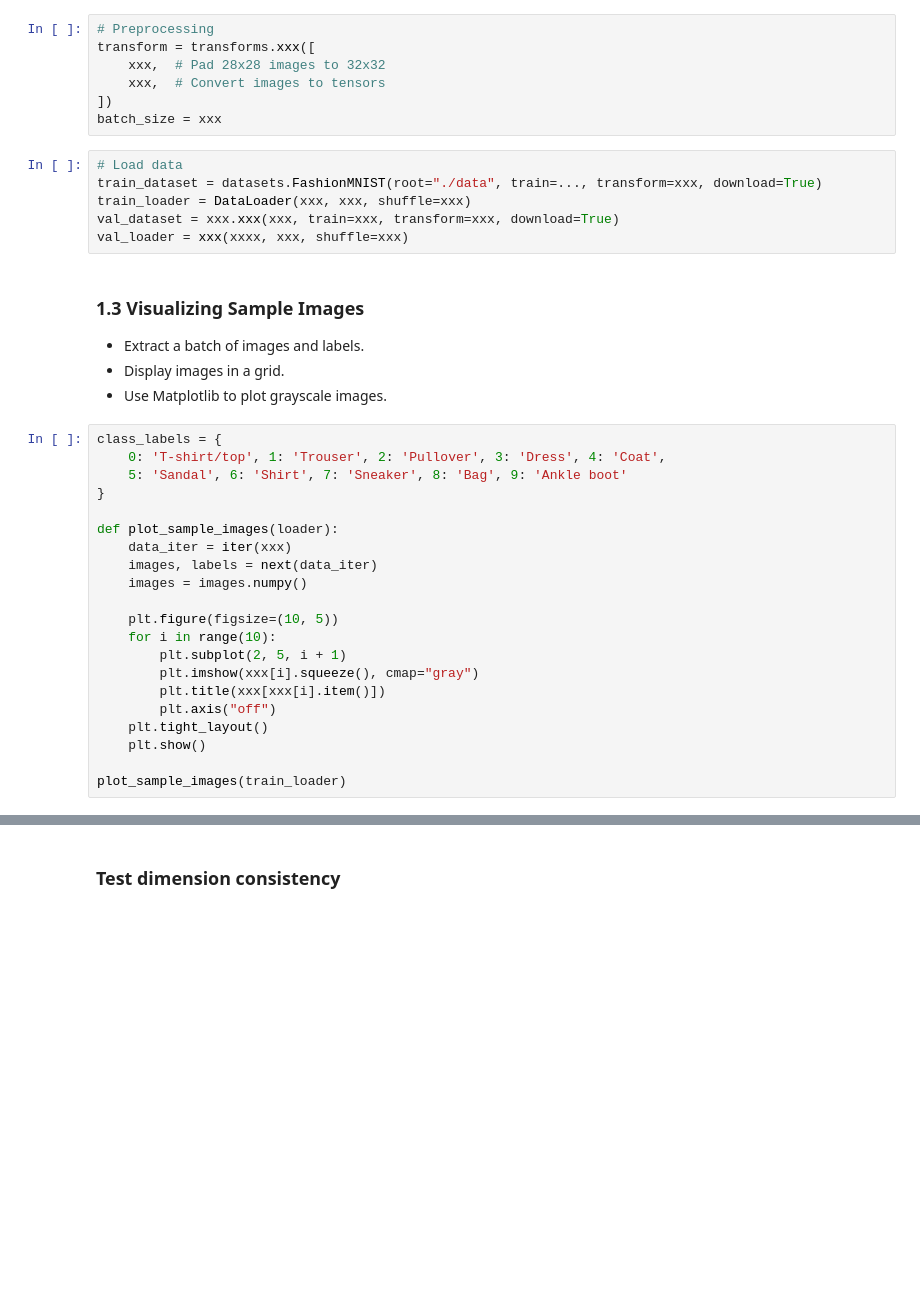
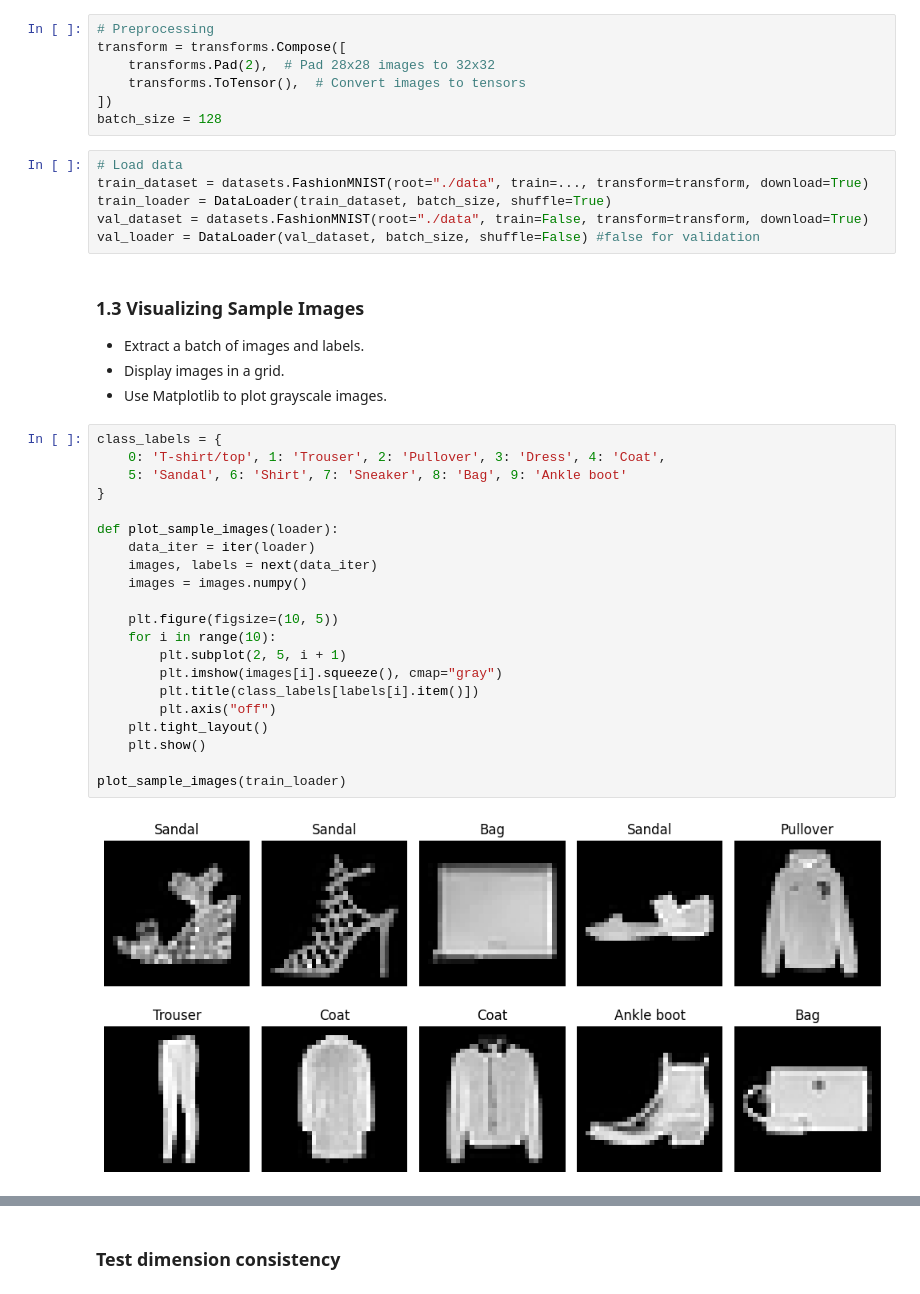
Before and after one commit to faikidine/ing3-GenAI-tps, a Jupyter notebook: TP1/TP_1_1_AE.ipynb, the cells around one changed output, grey strips where cells are left out. Drawn from its saved outputs; the diff is of its cells as text; blank space fills up the shorter version.

```diff
--- a/TP1/TP_1_1_AE.ipynb
+++ b/TP1/TP_1_1_AE.ipynb
@@ -41,17 +43,17 @@ import numpy as np
 - Use `DataLoader` for mini-batch processing.
 # %%
 # Preprocessing
-transform = transforms.xxx([
-    xxx,  # Pad 28x28 images to 32x32
-    xxx,  # Convert images to tensors
+transform = transforms.Compose([
+    transforms.Pad(2),  # Pad 28x28 images to 32x32
+    transforms.ToTensor(),  # Convert images to tensors
 ])
-batch_size = xxx
+batch_size = 128
 # %%
 # Load data
-train_dataset = datasets.FashionMNIST(root="./data", train=..., transform=xxx, download=True)
-train_loader = DataLoader(xxx, xxx, shuffle=xxx)
-val_dataset = xxx.xxx(xxx, train=xxx, transform=xxx, download=True)
-val_loader = xxx(xxxx, xxx, shuffle=xxx)
+train_dataset = datasets.FashionMNIST(root="./data", train=..., transform=transform, download=True)
+train_loader = DataLoader(train_dataset, batch_size, shuffle=True)
+val_dataset = datasets.FashionMNIST(root="./data", train=False, transform=transform, download=True)
+val_loader = DataLoader(val_dataset, batch_size, shuffle=False) #false for validation
 # %% [markdown]
 ### 1.3 Visualizing Sample Images
 - Extract a batch of images and labels.
@@ -60,24 +62,26 @@ val_loader = xxx(xxxx, xxx, shuffle=xxx)
 # %%
 class_labels = {
     0: 'T-shirt/top', 1: 'Trouser', 2: 'Pullover', 3: 'Dress', 4: 'Coat',
     5: 'Sandal', 6: 'Shirt', 7: 'Sneaker', 8: 'Bag', 9: 'Ankle boot'
 }
 
 def plot_sample_images(loader):
-    data_iter = iter(xxx)
+    data_iter = iter(loader)
     images, labels = next(data_iter)
     images = images.numpy()
 
     plt.figure(figsize=(10, 5))
     for i in range(10):
         plt.subplot(2, 5, i + 1)
-        plt.imshow(xxx[i].squeeze(), cmap="gray")
-        plt.title(xxx[xxx[i].item()])
+        plt.imshow(images[i].squeeze(), cmap="gray")
+        plt.title(class_labels[labels[i].item()])
         plt.axis("off")
     plt.tight_layout()
     plt.show()
 
 plot_sample_images(train_loader)
+# %% [output]
+[figure, added]
 # %% [markdown]
 ## 2. Build the Autoencoder
 An autoencoder consists of:
```
Also changed, not shown: parts of 3 cells of this notebook, 1 other file.
